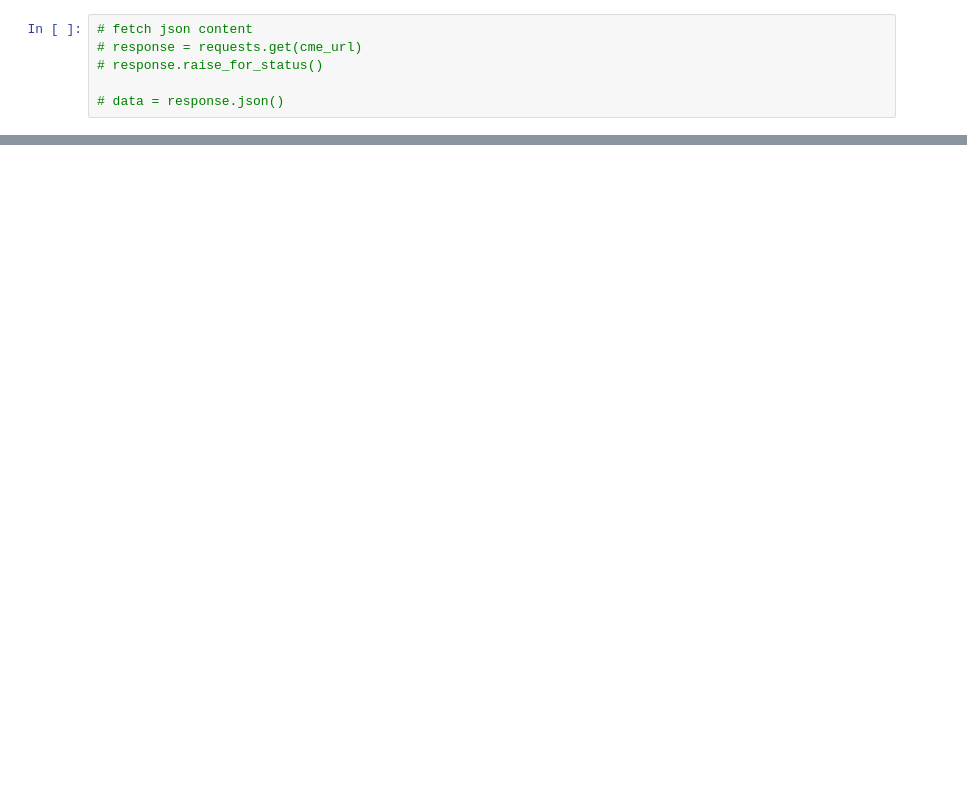
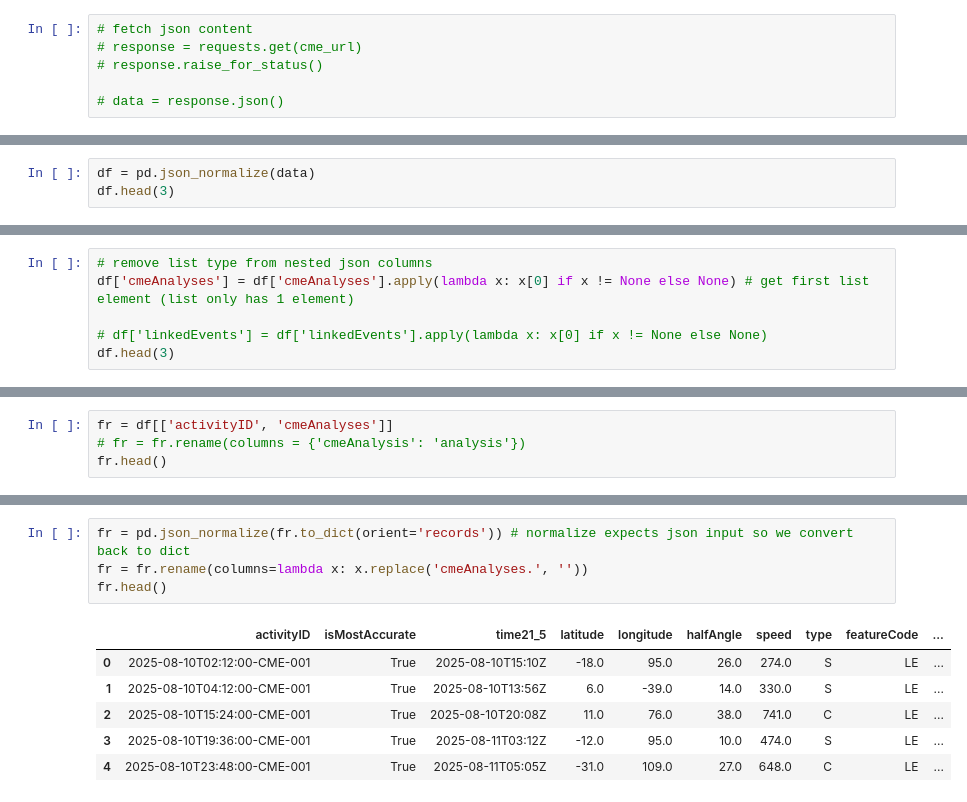
Before and after one commit to AERI078/space_weather_analysis_and_prediction, a Jupyter notebook: api-test.ipynb, the cells around one changed output, grey strips where cells are left out. Saved outputs shown, nothing was run; the diff lists cells and outputs as text; blank space fills up the shorter version.

```diff
--- a/api-test.ipynb
+++ b/api-test.ipynb
@@ -15,0 +17,3 @@ print(data)
+# %%
+df = pd.json_normalize(data)
+df.head(3)
@@ -15,0 +25,6 @@ print(data)
+# %%
+# remove list type from nested json columns
+df['cmeAnalyses'] = df['cmeAnalyses'].apply(lambda x: x[0] if x != None else None) # get first list element (list only has 1 element)
+
+# df['linkedEvents'] = df['linkedEvents'].apply(lambda x: x[0] if x != None else None)
+df.head(3)
@@ -15,0 +36,4 @@ print(data)
+# %%
+fr = df[['activityID', 'cmeAnalyses']]
+# fr = fr.rename(columns = {'cmeAnalysis': 'analysis'})
+fr.head()
@@ -15,0 +47,11 @@ print(data)
+# %%
+fr = pd.json_normalize(fr.to_dict(orient='records')) # normalize expects json input so we convert back to dict
+fr = fr.rename(columns=lambda x: x.replace('cmeAnalyses.', ''))
+fr.head()
+# %% [output]
+|  | activityID | isMostAccurate | time21_5 | latitude | longitude | halfAngle | speed | type | featureCode | ... |
+| 0 | 2025-08-10T02:12:00-CME-001 | True | 2025-08-10T15:10Z | -18.0 | 95.0 | 26.0 | 274.0 | S | LE | ... |
+| 1 | 2025-08-10T04:12:00-CME-001 | True | 2025-08-10T13:56Z | 6.0 | -39.0 | 14.0 | 330.0 | S | LE | ... |
+| 2 | 2025-08-10T15:24:00-CME-001 | True | 2025-08-10T20:08Z | 11.0 | 76.0 | 38.0 | 741.0 | C | LE | ... |
+| 3 | 2025-08-10T19:36:00-CME-001 | True | 2025-08-11T03:12Z | -12.0 | 95.0 | 10.0 | 474.0 | S | LE | ... |
+| 4 | 2025-08-10T23:48:00-CME-001 | True | 2025-08-11T05:05Z | -31.0 | 109.0 | 27.0 | 648.0 | C | LE | ... |
```
Also changed, not shown: parts of 17 cells of this notebook, 19 other files.
